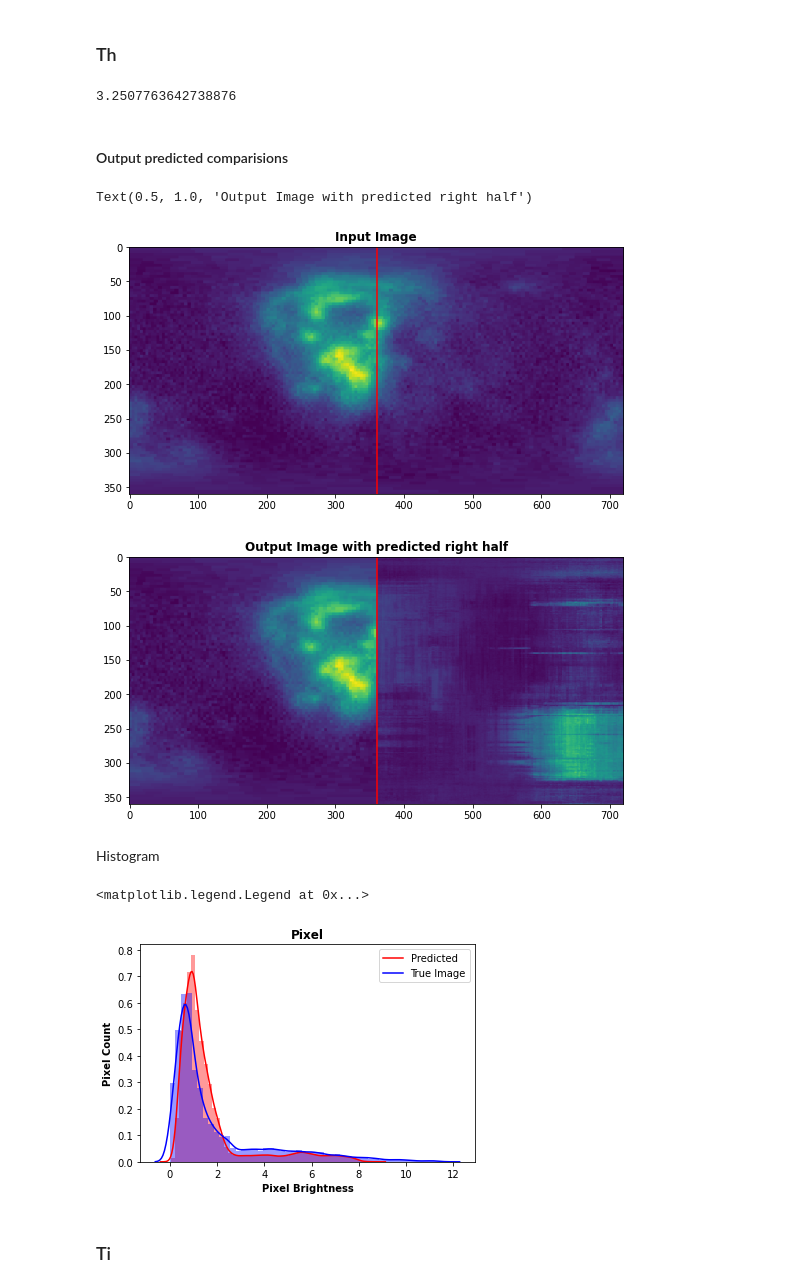
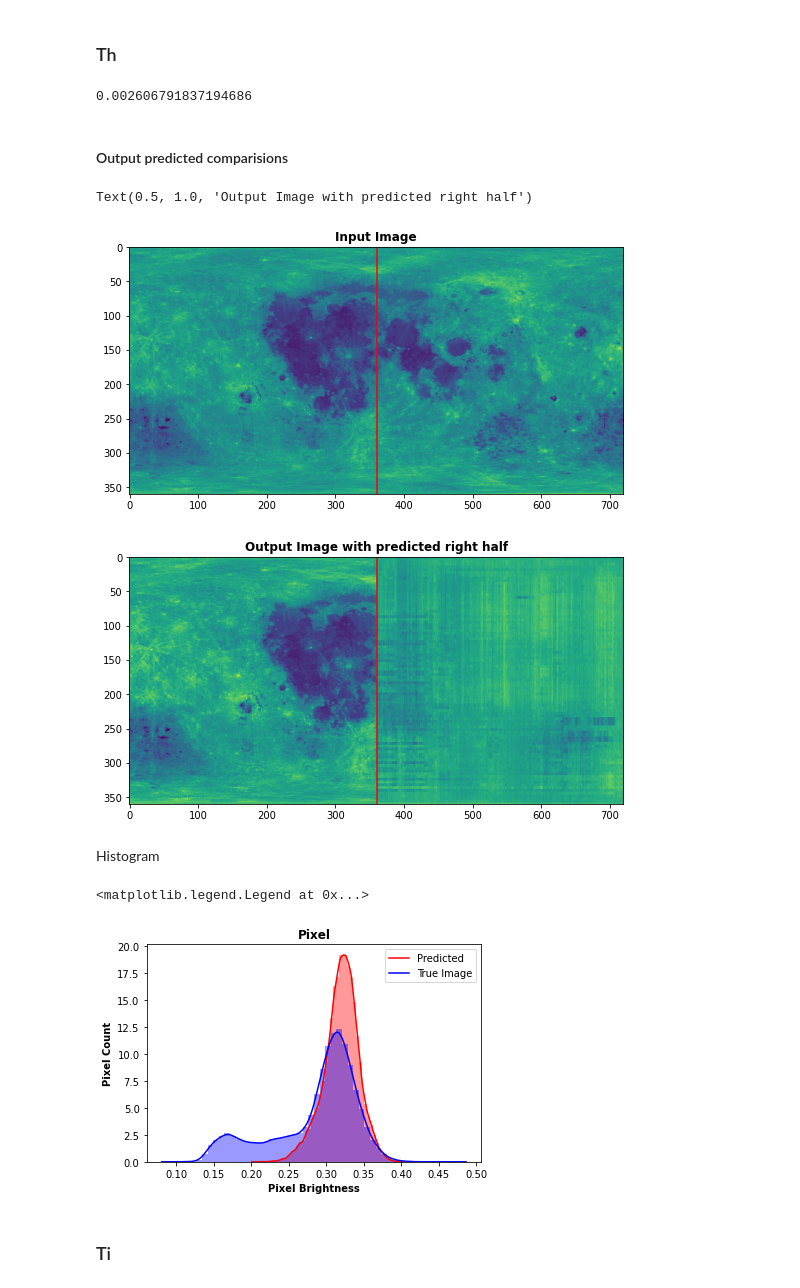
Before and after one commit to Kanav-Arora/Albedo-Moon, a Jupyter notebook: moon.ipynb, the cells around one changed output. Drawn from its saved outputs; the diff is of its cells as text; code cells hidden in the pictures.

```diff
--- a/moon.ipynb
+++ b/moon.ipynb
@@ -159,10 +159,10 @@ plt.legend(['Predicted', 'True Image'])
 # %% [markdown]
 ### Th
 # %%
-x_train = albedo_map.iloc[:,:int(albedo_map.shape[1]/2)]
-y_train = th.iloc[:,:int(th.shape[1]/2)]
-x_test = albedo_map.iloc[:,int(albedo_map.shape[1]/2):]
-y_test = th.iloc[:,int(th.shape[1]/2):]
+x_train = th.iloc[:,:int(th.shape[1]/2)]
+x_test = th.iloc[:,int(th.shape[1]/2):]
+y_train = albedo_map.iloc[:,:int(albedo_map.shape[1]/2)]
+y_test = albedo_map.iloc[:,int(albedo_map.shape[1]/2):]
 # %%
 regressor = MultiOutputRegressor(XGBRegressor(objective = 'reg:squarederror',n_estimators=150, random_state = 0, eta = 0.1, subsample = 0.6, eval_metric = 'rmse'))
 regressor.fit(x_train, y_train)
@@ -171,7 +171,7 @@ y_pred = regressor.predict(x_test)
 from sklearn.metrics import mean_squared_error
 mean_squared_error(y_test,y_pred)
 # %% [output]
-3.2507763642738876
+0.002606791837194686
 # %% [markdown]
 #### Output predicted comparisions
 # %%
@@ -185,19 +185,19 @@ y_output = pd.concat(frames, axis = 1)
 # %%
 plt.figure(figsize =(10,10))
 plt.subplot(2, 1, 1)
-plt.imshow(th_arr)
+plt.imshow(albedo_map_arr)
 plt.axvline(x=360, color='r')
 plt.title('Input Image', fontweight="bold")
 
 plt.figure(figsize =(10,10))
 plt.subplot(2, 1, 2)
 plt.axvline(x=360, color='r')
 plt.imshow(y_output)
 plt.title('Output Image with predicted right half', fontweight="bold")
 # %% [output]
 Text(0.5, 1.0, 'Output Image with predicted right half')
-[figure, old version]
+[figure, new version]
-[figure, old version]
+[figure, new version]
 # %% [markdown]
 Histogram
 # %%
@@ -211,7 +211,7 @@ plt.ylabel('Pixel Count', fontweight="bold")
 plt.legend(['Predicted', 'True Image'])
 # %% [output]
 <matplotlib.legend.Legend at 0x...>
-[figure, old version]
+[figure, new version]
 # %% [markdown]
 ### Ti
 # %%
```
Also changed, not shown: parts of 24 cells of this notebook, 1 other file.
